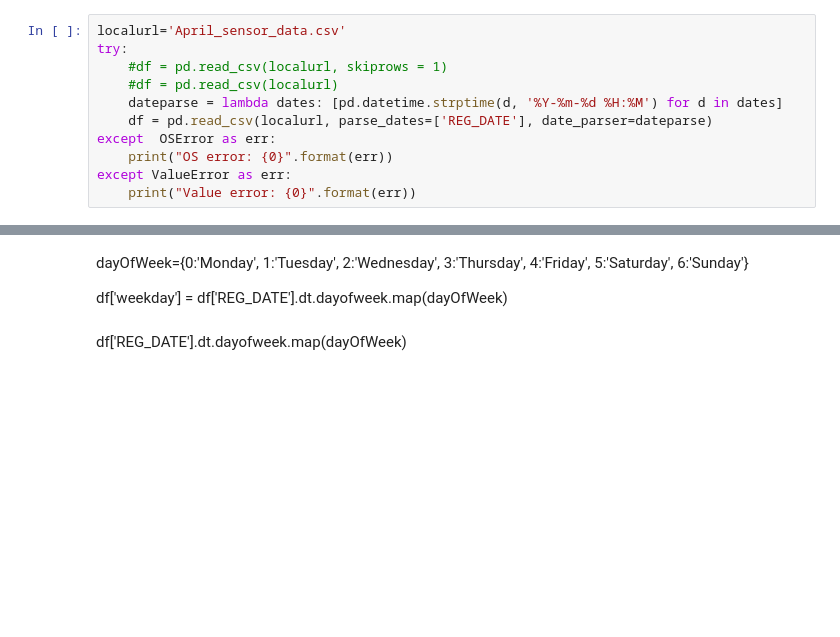
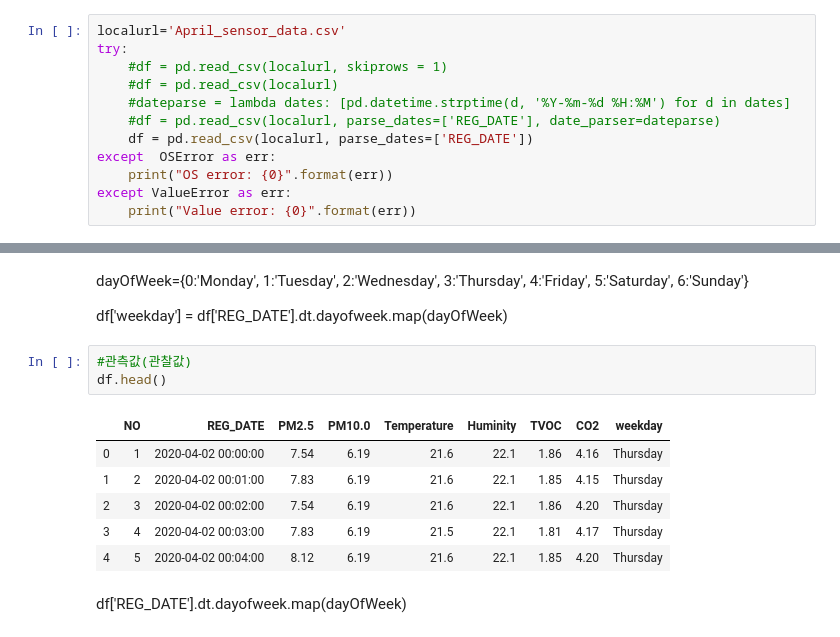
Before and after one commit to iceman67/DataAnalysis, a Jupyter notebook: CSV_Data_Processing.ipynb, the cells around one changed output, grey strips where cells are left out. Saved outputs shown, nothing was run; the diff lists cells and outputs as text; blank space fills up the shorter version.

```diff
--- a/CSV_Data_Processing.ipynb
+++ b/CSV_Data_Processing.ipynb
@@ -7,8 +7,9 @@ localurl='April_sensor_data.csv'
 try:
     #df = pd.read_csv(localurl, skiprows = 1)
     #df = pd.read_csv(localurl)
-    dateparse = lambda dates: [pd.datetime.strptime(d, '%Y-%m-%d %H:%M') for d in dates]
-    df = pd.read_csv(localurl, parse_dates=['REG_DATE'], date_parser=dateparse)
+    #dateparse = lambda dates: [pd.datetime.strptime(d, '%Y-%m-%d %H:%M') for d in dates]
+    #df = pd.read_csv(localurl, parse_dates=['REG_DATE'], date_parser=dateparse)
+    df = pd.read_csv(localurl, parse_dates=['REG_DATE'])
 except  OSError as err:
     print("OS error: {0}".format(err))
 except ValueError as err:
@@ -45,6 +46,16 @@ df['weekday'] = df['REG_DATE'].dt.day_name()
 dayOfWeek={0:'Monday', 1:'Tuesday', 2:'Wednesday', 3:'Thursday', 4:'Friday', 5:'Saturday', 6:'Sunday'}
 
 df['weekday'] = df['REG_DATE'].dt.dayofweek.map(dayOfWeek)
+# %%
+#관측값(관찰값)
+df.head()
+# %% [output]
+|  | NO | REG_DATE | PM2.5 | PM10.0 | Temperature | Huminity | TVOC | CO2 | weekday |
+| 0 | 1 | 2020-04-02 00:00:00 | 7.54 | 6.19 | 21.6 | 22.1 | 1.86 | 4.16 | Thursday |
+| 1 | 2 | 2020-04-02 00:01:00 | 7.83 | 6.19 | 21.6 | 22.1 | 1.85 | 4.15 | Thursday |
+| 2 | 3 | 2020-04-02 00:02:00 | 7.54 | 6.19 | 21.6 | 22.1 | 1.86 | 4.20 | Thursday |
+| 3 | 4 | 2020-04-02 00:03:00 | 7.83 | 6.19 | 21.5 | 22.1 | 1.81 | 4.17 | Thursday |
+| 4 | 5 | 2020-04-02 00:04:00 | 8.12 | 6.19 | 21.6 | 22.1 | 1.85 | 4.20 | Thursday |
 # %% [markdown]
  df['REG_DATE'].dt.dayofweek.map(dayOfWeek)
 # %% [markdown]
```
